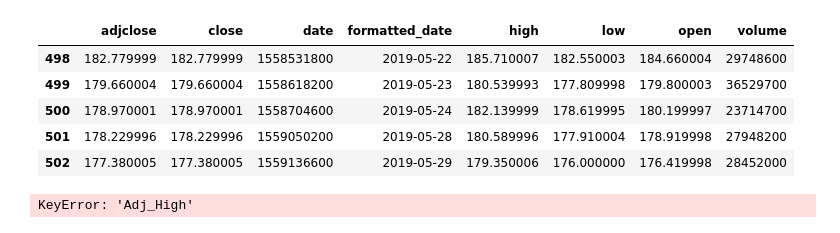
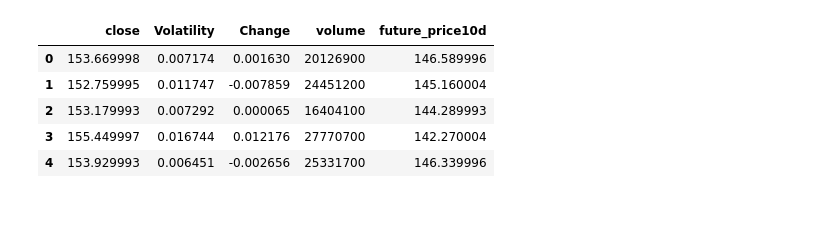
Before and after one commit to MartinMolestina/IH_finalproject, a Jupyter notebook: code/LinearRegression.ipynb, the cells around one changed output. Cells and saved outputs as stored; diff of their text form; code cells hidden in the pictures.

```diff
--- a/code/LinearRegression.ipynb
+++ b/code/LinearRegression.ipynb
@@ -145,13 +197,9 @@ apple_df = pd.DataFrame(apple['AAPL']['prices'])
-# %%
-apple_df.tail()
-# %% [output]
-|  | adjclose | close | date | formatted_date | high | low | open | volume |
-| 498 | 182.779999 | 182.779999 | 1558531800 | 2019-05-22 | 185.710007 | 182.550003 | 184.660004 | 29748600 |
-| 499 | 179.660004 | 179.660004 | 1558618200 | 2019-05-23 | 180.539993 | 177.809998 | 179.800003 | 36529700 |
-| 500 | 178.970001 | 178.970001 | 1558704600 | 2019-05-24 | 182.139999 | 178.619995 | 180.199997 | 23714700 |
-| 501 | 178.229996 | 178.229996 | 1559050200 | 2019-05-28 | 180.589996 | 177.910004 | 178.919998 | 27948200 |
-| 502 | 177.380005 | 177.380005 | 1559136600 | 2019-05-29 | 179.350006 | 176.000000 | 176.419998 | 28452000 |
-# %%
-apple_clean = feature_eng(apple_df, days_predict)
-# %% [output]
-KeyError: 'Adj_High'
+# %%
+apple_clean.head()
+# %% [output]
+|  | close | Volatility | Change | volume | future_price10d |
+| 0 | 153.669998 | 0.007174 | 0.001630 | 20126900 | 146.589996 |
+| 1 | 152.759995 | 0.011747 | -0.007859 | 24451200 | 145.160004 |
+| 2 | 153.179993 | 0.007292 | 0.000065 | 16404100 | 144.289993 |
+| 3 | 155.449997 | 0.016744 | 0.012176 | 27770700 | 142.270004 |
+| 4 | 153.929993 | 0.006451 | -0.002656 | 25331700 | 146.339996 |
```
Also changed, not shown: parts of 6 cells of this notebook, 5 other files.
